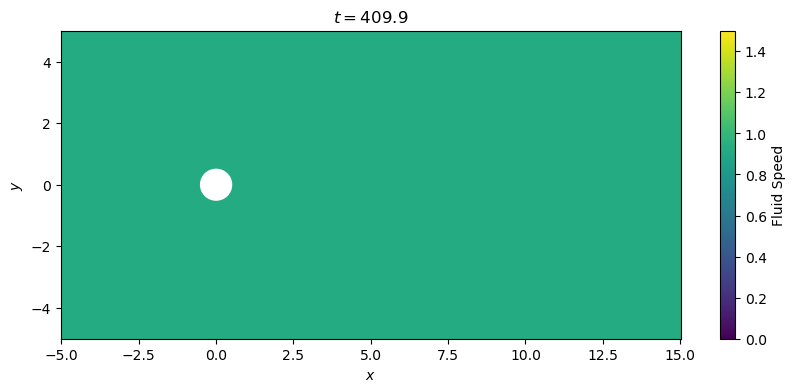
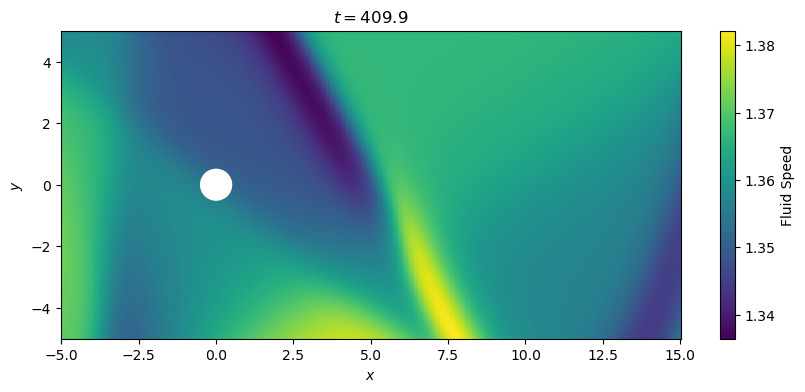
Unified diff of the notebook cell whose output changed from the first chart to the second:
--- before
+++ after
@@ -10,5 +10,6 @@
 fig, ax = plt.subplots(figsize=(10, 4))
 speed_grid_init, t_0, X_grid, Y_grid = compute_speed_grid(u_pred, v_pred, p_pred, x, y, t, time_idx=0)
-mesh = ax.pcolormesh(X_grid, Y_grid, speed_grid_init, shading="auto", cmap="viridis", vmin=0, vmax=1.5)
+# vmin=0, vmax=1.5
+mesh = ax.pcolormesh(X_grid, Y_grid, speed_grid_init, shading="auto", cmap="viridis")
 fig.colorbar(mesh, label="Fluid Speed")
 ax.add_patch(cylinder)

Commit: pinn does not want to converge to a solution.